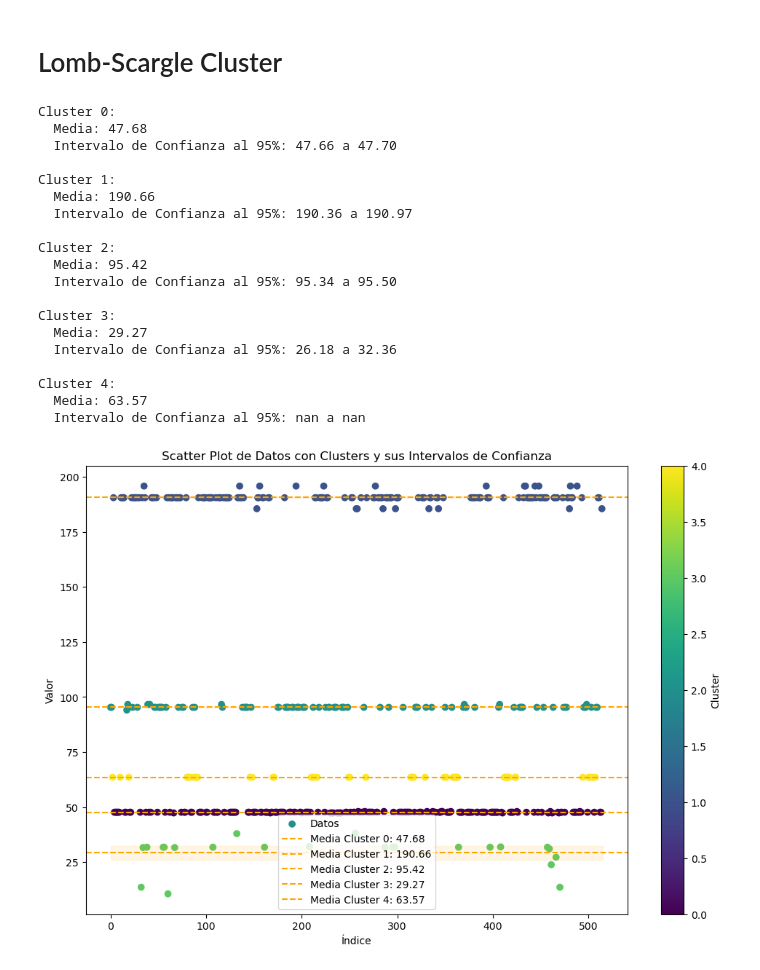
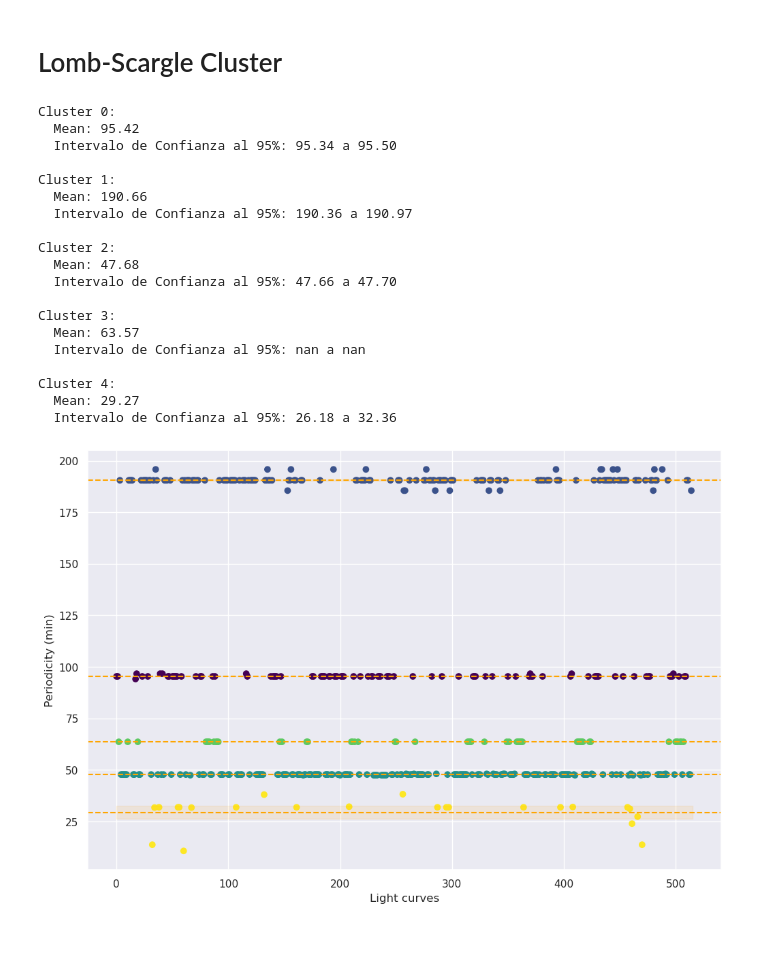
Before and after one commit to GuijonGustavo/Saggitarius-A-peridicity-Gamma-Rays, a Jupyter notebook: LombScargle_Periodograms_Clusters.ipynb, the cells around one changed output. Saved outputs shown, nothing was run; the diff lists cells and outputs as text; code cells hidden in the pictures; blank space fills up the shorter version.

```diff
--- a/LombScargle_Periodograms_Clusters.ipynb
+++ b/LombScargle_Periodograms_Clusters.ipynb
@@ -139,6 +315,9 @@ import numpy as np
 import matplotlib.pyplot as plt
 from scipy import stats
 from sklearn.cluster import KMeans
+
+# Establecer el estilo darkgrid de seaborn
+sns.set(style="darkgrid")
 
 # Paso 1: Leer los datos desde el archivo que contiene los valores
 file_path = 'resultados_periodogramas_1_700_lombscargle.txt'  # Cambia esto por la ruta correcta de tu archivo
@@ -164,48 +343,49 @@ for cluster in range(n_clusters):
     n = len(cluster_data)
 
     # Calcular el intervalo de confianza al 95%
     conf_int = stats.t.interval(0.95, df=n-1, loc=mean, scale=std/np.sqrt(n))
     intervals.append((mean, conf_int))
 
     # Imprimir la media y el intervalo de confianza
     print(f'Cluster {cluster}:')
-    print(f'  Media: {mean:.2f}')
+    print(f'  Mean: {mean:.2f}')
     print(f'  Intervalo de Confianza al 95%: {conf_int[0]:.2f} a {conf_int[1]:.2f}\n')
 
 # Paso 5: Crear el scatter plot
 plt.figure(figsize=(12, 8))
-plt.scatter(all_data.index, all_data['values'], c=all_data['cluster'], cmap='viridis', label='Datos')
-plt.colorbar(label='Cluster')
+plt.scatter(all_data.index, all_data['values'], c=all_data['cluster'], cmap='viridis') #, label='Datos')
+# plt.colorbar(label='Cluster')
 
 # Graficar las medias y sus intervalos de confianza
 for i, (mean, conf_int) in enumerate(intervals):
-    plt.axhline(y=mean, color='orange', linestyle='--', label=f'Media Cluster {i}: {mean:.2f}')
+    plt.axhline(y=mean, color='orange', linestyle='--', label=f'Cluster Mean {i}: {mean:.2f} min')
     plt.fill_betweenx([conf_int[0], conf_int[1]], 0, len(all_data), color='orange', alpha=0.1)
 
-plt.title('Scatter Plot de Datos con Clusters y sus Intervalos de Confianza')
-plt.xlabel('Índice')
-plt.ylabel('Valor')
-plt.legend()
+# plt.title('Scatter Plot de Datos con Clusters y sus Intervalos de Confianza')
+plt.xlabel('Light curves')
+plt.ylabel('Periodicity (min)')
+# plt.legend()
+# plt.legend(loc='upper right', bbox_to_anchor=(1, 0.8))
 plt.savefig("images/lombScargle_cluster_sample_1.png", format='png', dpi=300)
 plt.show()
 # %% [output]
 Cluster 0:
-  Media: 47.68
-  Intervalo de Confianza al 95%: 47.66 a 47.70
+  Mean: 95.42
+  Intervalo de Confianza al 95%: 95.34 a 95.50
 
 Cluster 1:
-  Media: 190.66
+  Mean: 190.66
   Intervalo de Confianza al 95%: 190.36 a 190.97
 
 Cluster 2:
-  Media: 95.42
-  Intervalo de Confianza al 95%: 95.34 a 95.50
+  Mean: 47.68
+  Intervalo de Confianza al 95%: 47.66 a 47.70
 
 Cluster 3:
-  Media: 29.27
-  Intervalo de Confianza al 95%: 26.18 a 32.36
+  Mean: 63.57
+  Intervalo de Confianza al 95%: nan a nan
 
 Cluster 4:
-  Media: 63.57
-  Intervalo de Confianza al 95%: nan a nan
+  Mean: 29.27
+  Intervalo de Confianza al 95%: 26.18 a 32.36
-[figure, old version]
+[figure, new version]
```
Also changed, not shown: parts of 4 cells of this notebook, 7 other files.
